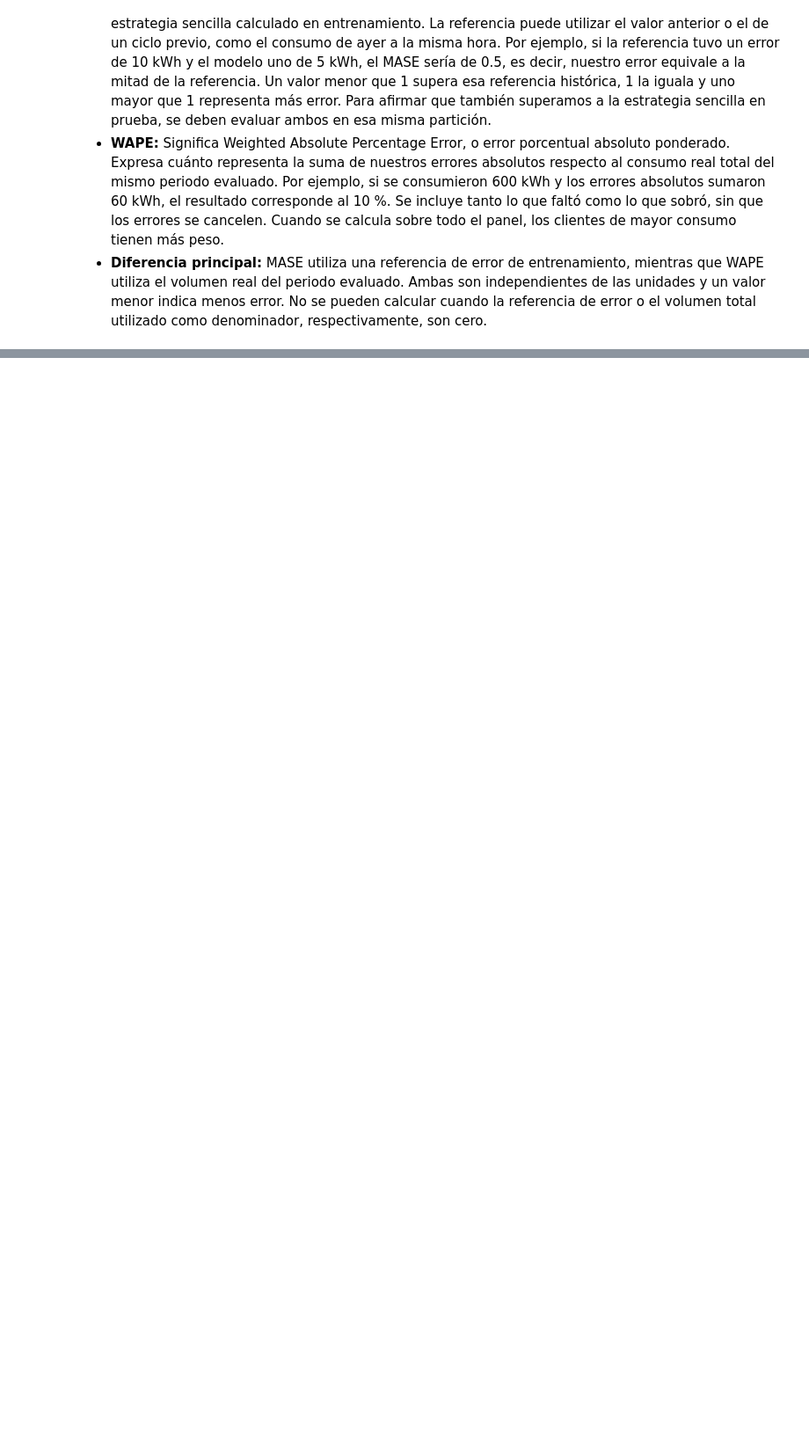
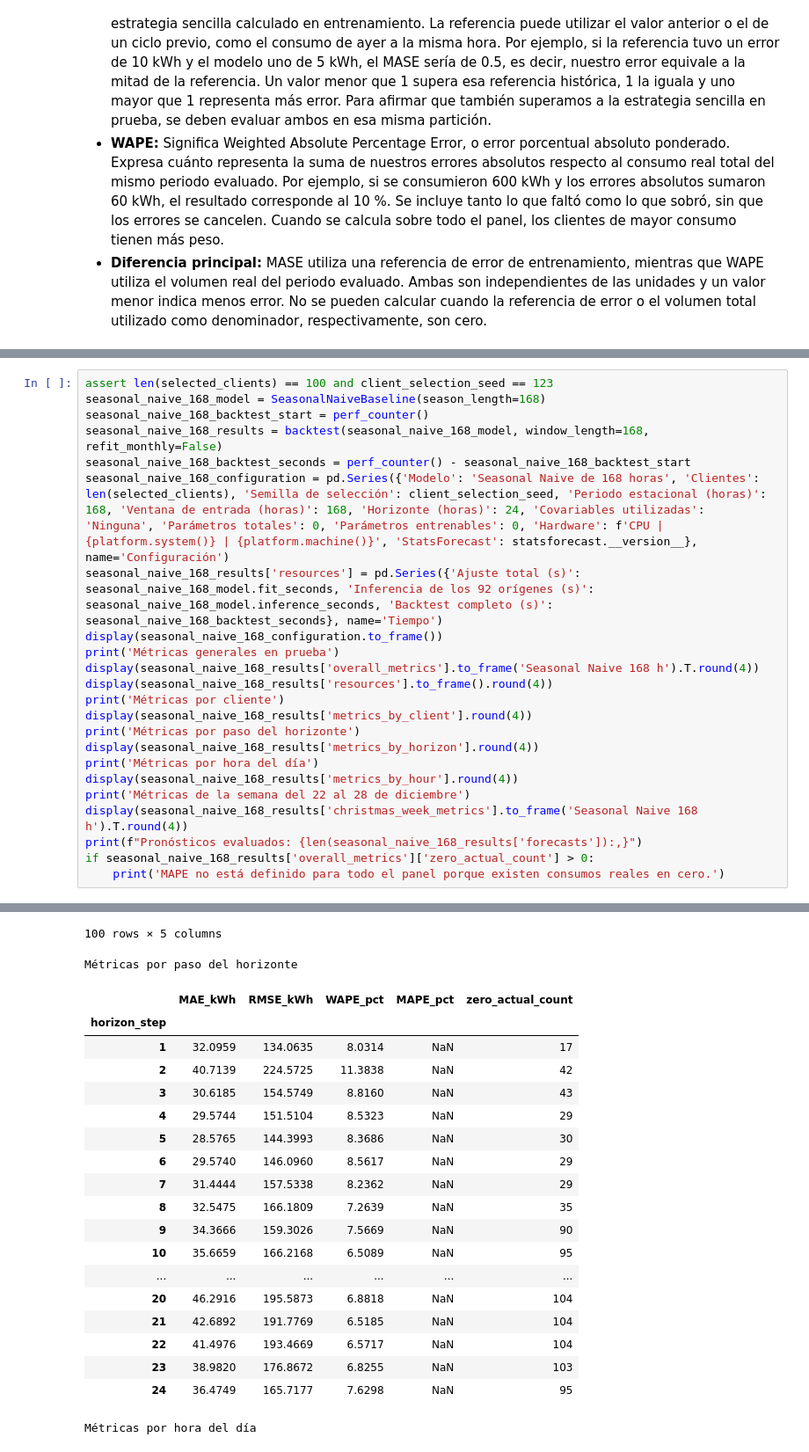
Before and after one commit to Bamo0507/Laboratorio_9_Series_de_Tiempo, a Jupyter notebook: Laboratorio_9_Series_de_Tiempo.ipynb, the cells around one changed output, grey strips where cells are left out. Shown at 88% size. Drawn from its saved outputs; the diff is of its cells as text; blank space fills up the shorter version.

```diff
--- a/Laboratorio_9_Series_de_Tiempo.ipynb
+++ b/Laboratorio_9_Series_de_Tiempo.ipynb
@@ -674,0 +1201,24 @@ Por ejemplo, si se evalúan tres orígenes diarios con un horizonte de 24 horas,
+# %%
+assert len(selected_clients) == 100 and client_selection_seed == 123
+seasonal_naive_168_model = SeasonalNaiveBaseline(season_length=168)
+seasonal_naive_168_backtest_start = perf_counter()
+seasonal_naive_168_results = backtest(seasonal_naive_168_model, window_length=168, refit_monthly=False)
+seasonal_naive_168_backtest_seconds = perf_counter() - seasonal_naive_168_backtest_start
+seasonal_naive_168_configuration = pd.Series({'Modelo': 'Seasonal Naive de 168 horas', 'Clientes': len(selected_clients), 'Semilla de selección': client_selection_seed, 'Periodo estacional (horas)': 168, 'Ventana de entrada (horas)': 168, 'Horizonte (horas)': 24, 'Covariables utilizadas': 'Ninguna', 'Parámetros totales': 0, 'Parámetros entrenables': 0, 'Hardware': f'CPU | {platform.system()} | {platform.machine()}', 'StatsForecast': statsforecast.__version__}, name='Configuración')
+seasonal_naive_168_results['resources'] = pd.Series({'Ajuste total (s)': seasonal_naive_168_model.fit_seconds, 'Inferencia de los 92 orígenes (s)': seasonal_naive_168_model.inference_seconds, 'Backtest completo (s)': seasonal_naive_168_backtest_seconds}, name='Tiempo')
+display(seasonal_naive_168_configuration.to_frame())
+print('Métricas generales en prueba')
+display(seasonal_naive_168_results['overall_metrics'].to_frame('Seasonal Naive 168 h').T.round(4))
+display(seasonal_naive_168_results['resources'].to_frame().round(4))
+print('Métricas por cliente')
+display(seasonal_naive_168_results['metrics_by_client'].round(4))
+print('Métricas por paso del horizonte')
+display(seasonal_naive_168_results['metrics_by_horizon'].round(4))
+print('Métricas por hora del día')
+display(seasonal_naive_168_results['metrics_by_hour'].round(4))
+print('Métricas de la semana del 22 al 28 de diciembre')
+display(seasonal_naive_168_results['christmas_week_metrics'].to_frame('Seasonal Naive 168 h').T.round(4))
+print(f"Pronósticos evaluados: {len(seasonal_naive_168_results['forecasts']):,}")
+if seasonal_naive_168_results['overall_metrics']['zero_actual_count'] > 0:
+    print('MAPE no está definido para todo el panel porque existen consumos reales en cero.')
+# %% [output]
@@ -674,0 +1258,21 @@ Por ejemplo, si se evalúan tres orígenes diarios con un horizonte de 24 horas,
+100 rows × 5 columns
+Métricas por paso del horizonte
+|  | MAE_kWh | RMSE_kWh | WAPE_pct | MAPE_pct | zero_actual_count |
+| horizon_step |  |  |  |  |  |
+| 1 | 32.0959 | 134.0635 | 8.0314 | NaN | 17 |
+| 2 | 40.7139 | 224.5725 | 11.3838 | NaN | 42 |
+| 3 | 30.6185 | 154.5749 | 8.8160 | NaN | 43 |
+| 4 | 29.5744 | 151.5104 | 8.5323 | NaN | 29 |
+| 5 | 28.5765 | 144.3993 | 8.3686 | NaN | 30 |
+| 6 | 29.5740 | 146.0960 | 8.5617 | NaN | 29 |
+| 7 | 31.4444 | 157.5338 | 8.2362 | NaN | 29 |
+| 8 | 32.5475 | 166.1809 | 7.2639 | NaN | 35 |
+| 9 | 34.3666 | 159.3026 | 7.5669 | NaN | 90 |
+| 10 | 35.6659 | 166.2168 | 6.5089 | NaN | 95 |
+| ... | ... | ... | ... | ... | ... |
+| 20 | 46.2916 | 195.5873 | 6.8818 | NaN | 104 |
+| 21 | 42.6892 | 191.7769 | 6.5185 | NaN | 104 |
+| 22 | 41.4976 | 193.4669 | 6.5717 | NaN | 104 |
+| 23 | 38.9820 | 176.8672 | 6.8255 | NaN | 103 |
+| 24 | 36.4749 | 165.7177 | 7.6298 | NaN | 95 |
+Métricas por hora del día
```
Also changed, not shown: parts of 15 cells of this notebook.
